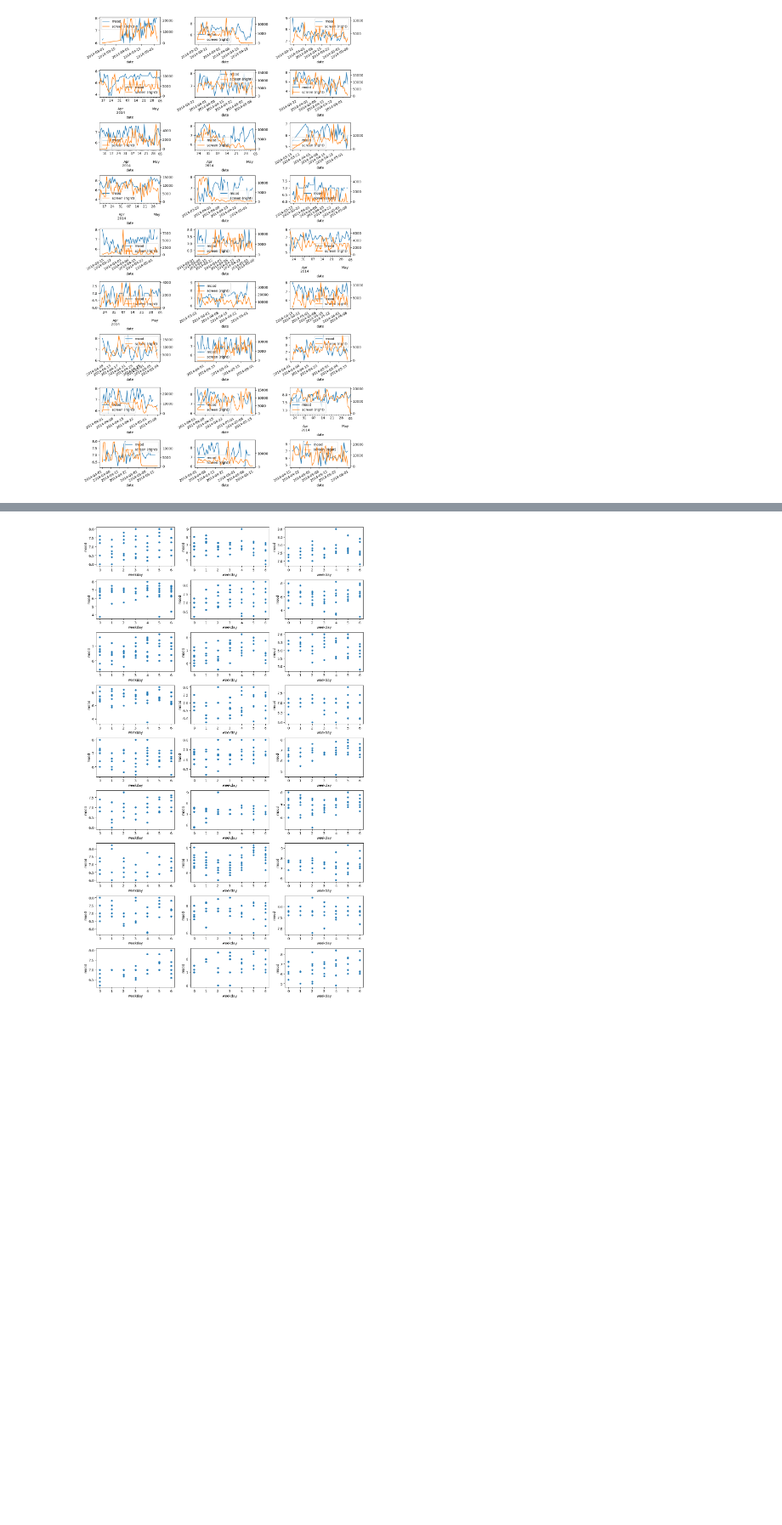
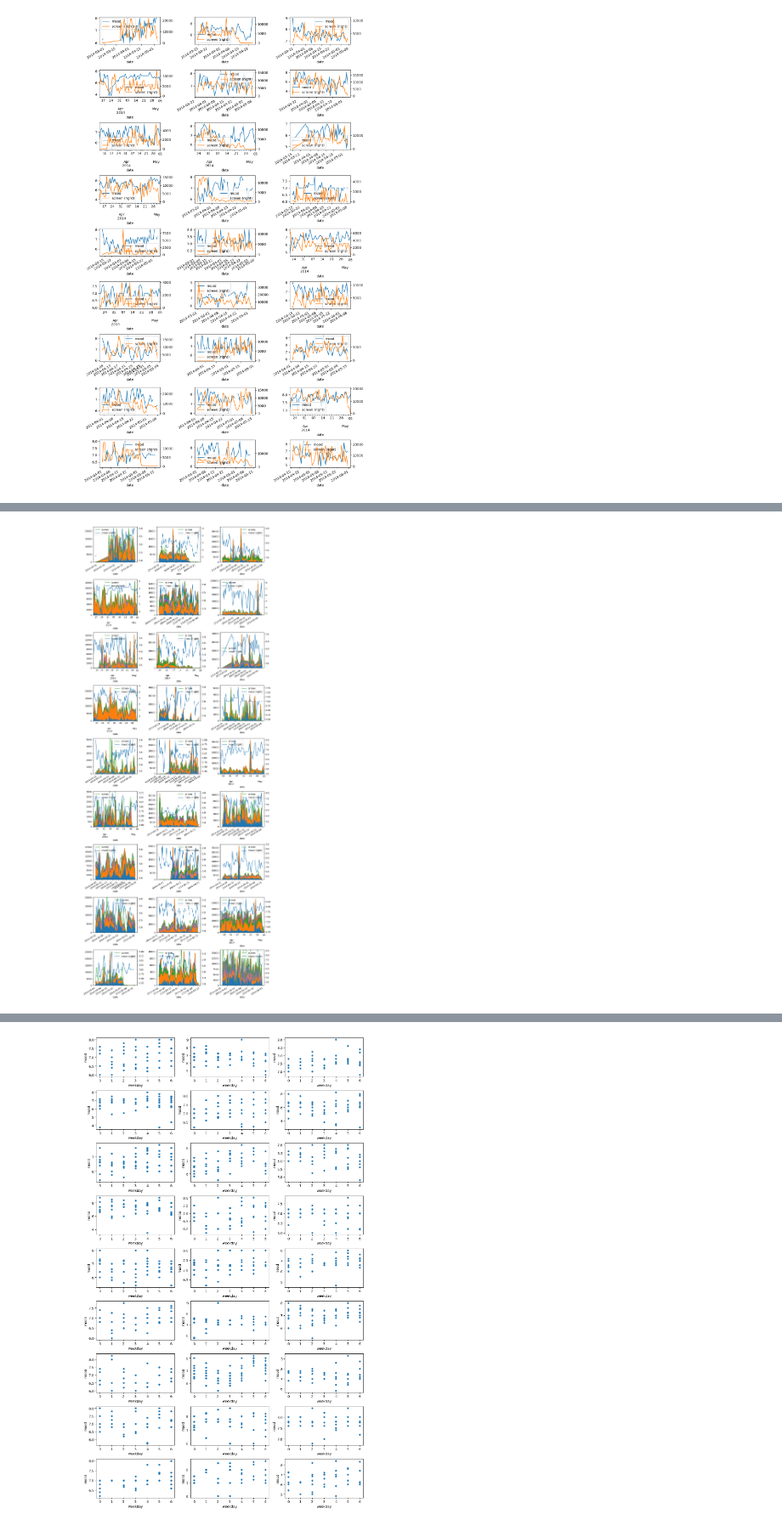
Before and after one commit to PaulHosek/DataMining, a Jupyter notebook: read_mood_data.ipynb, the cells around one changed output, grey strips where cells are left out. Shown at 85% size. Cells and saved outputs as stored; diff of their text form; code cells hidden in the pictures; blank space fills up the shorter version.

```diff
--- a/read_mood_data.ipynb
+++ b/read_mood_data.ipynb
@@ -133,0 +164,31 @@ plt.tight_layout()
+# %%
+# plot some data
+nrows = 9
+ncols = 3
+
+fig, axes = plt.subplots(nrows, ncols, figsize = [12, 30])
+
+counter = 0
+for row in range(nrows):
+    for col in range(ncols):
+        processed_dfs[counter].plot.area('date', ['appCat.builtin',
+       'appCat.communication', 'appCat.entertainment', 'appCat.finance',
+       'appCat.game', 'appCat.office', 'appCat.other', 'appCat.social',
+       'appCat.travel', 'appCat.unknown', 'appCat.utilities', 'appCat.weather'], ax = axes[row, col])
+        axes[row, col].get_legend().remove()
+
+        processed_dfs[counter].plot('date', 'screen', ax = axes[row, col])
+        processed_dfs[counter].plot('date', 'mood', ax = axes[row, col], secondary_y=True, color = 'C0')
+        counter += 1
+
+
+        #axes[row, col].set_ylim([5,9])
+
+        if counter >= len(processed_dfs):
+            break
+    if counter >= len(processed_dfs):
+            break
+
+plt.tight_layout()
+# %% [output]
+[figure, added]
```
Also changed, not shown: parts of 3 cells of this notebook, 28 other files.
